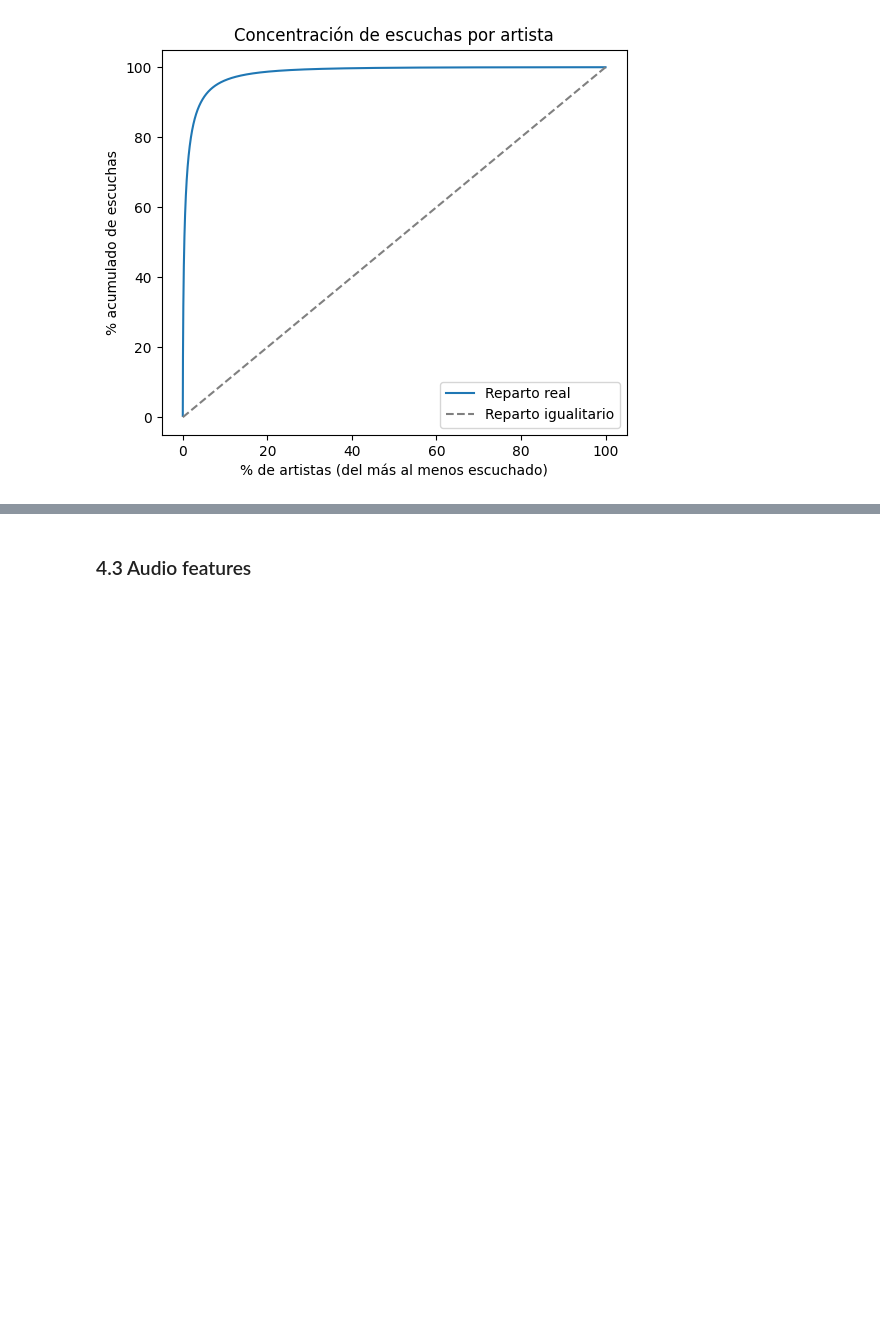
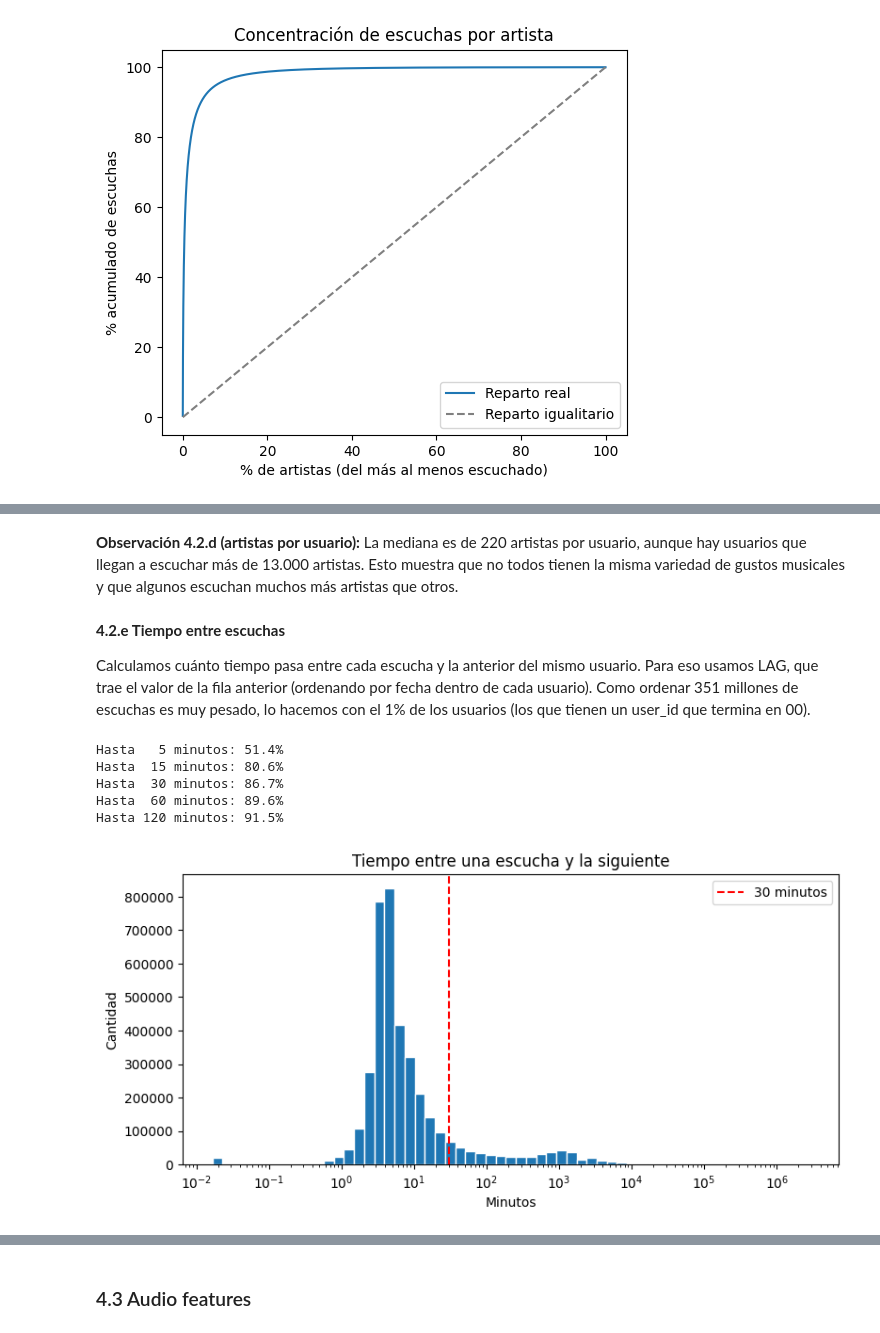
Before and after one commit to marianagrau99/musica-por-pais, a Jupyter notebook: mineria/01_exploracion_calidad_ml.ipynb, the cells around one changed output, grey strips where cells are left out. Drawn from its saved outputs; the diff is of its cells as text; code cells hidden in the pictures; blank space fills up the shorter version.

```diff
--- a/mineria/01_exploracion_calidad_ml.ipynb
+++ b/mineria/01_exploracion_calidad_ml.ipynb
@@ -1038,0 +943,45 @@ El 10% de artistas más escuchados (33,784 artistas) suma el 96.3% de las escuch
+# %% [markdown]
+**Observación 4.2.d (artistas por usuario):** La mediana es de 220 artistas por usuario, aunque hay usuarios que llegan a escuchar más de 13.000 artistas. Esto muestra que no todos tienen la misma variedad de gustos musicales y que algunos escuchan muchos más artistas que otros.
+# %% [markdown]
+**4.2.e Tiempo entre escuchas**
+
+Calculamos cuánto tiempo pasa entre cada escucha y la anterior del mismo usuario. Para eso usamos
+LAG, que trae el valor de la fila anterior (ordenando por fecha dentro de cada usuario). Como ordenar
+351 millones de escuchas es muy pesado, lo hacemos con el 1% de los usuarios (los que tienen un
+user_id que termina en 00).
+# %%
+# Minutos entre cada escucha y la anterior del mismo usuario (muestra del 1% de los usuarios).
+# La primera escucha de cada usuario no tiene anterior y queda en nulo, por eso el dropna().
+gaps = q("""
+    SELECT user_id,
+           ("timestamp" - LAG("timestamp") OVER (PARTITION BY user_id ORDER BY "timestamp")) / 60.0 AS minutos
+    FROM events
+    WHERE user_id % 100 = 0
+      AND "timestamp" >= 1104537600
+""").dropna()
+
+# Qué porcentaje de las veces la escucha siguiente llega antes de X minutos
+for m in [5, 15, 30, 60, 120]:
+    print(f"Hasta {m:>3} minutos: {(gaps['minutos'] <= m).mean() * 100:.1f}%")
+
+# Histograma en escala logarítmica: los tiempos van de segundos a meses.
+# Dejamos afuera los 0 porque el logaritmo de 0 no existe.
+positivos = gaps.loc[gaps["minutos"] > 0, "minutos"]
+intervalos = np.logspace(np.log10(positivos.min()), np.log10(positivos.max()), 60)
+
+plt.figure(figsize=(9, 4))
+plt.hist(positivos, bins=intervalos, edgecolor="white")
+plt.xscale("log")
+plt.axvline(30, color="red", linestyle="--", label="30 minutos")
+plt.title("Tiempo entre una escucha y la siguiente")
+plt.xlabel("Minutos")
+plt.ylabel("Cantidad")
+plt.legend()
+plt.show()
+# %% [output]
+Hasta   5 minutos: 51.4%
+Hasta  15 minutos: 80.6%
+Hasta  30 minutos: 86.7%
+Hasta  60 minutos: 89.6%
+Hasta 120 minutos: 91.5%
+[figure, added]
```
Also changed, not shown: parts of 46 cells of this notebook.
